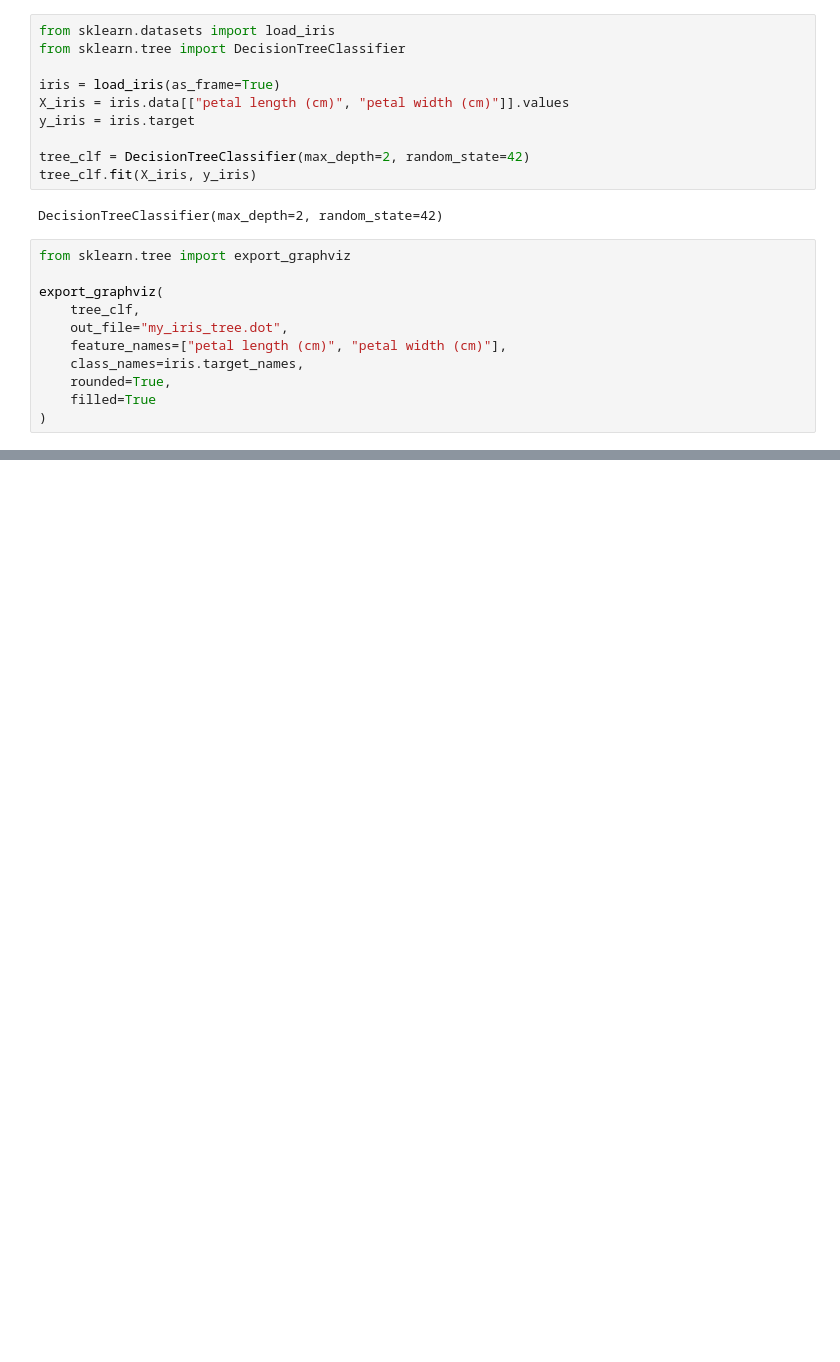
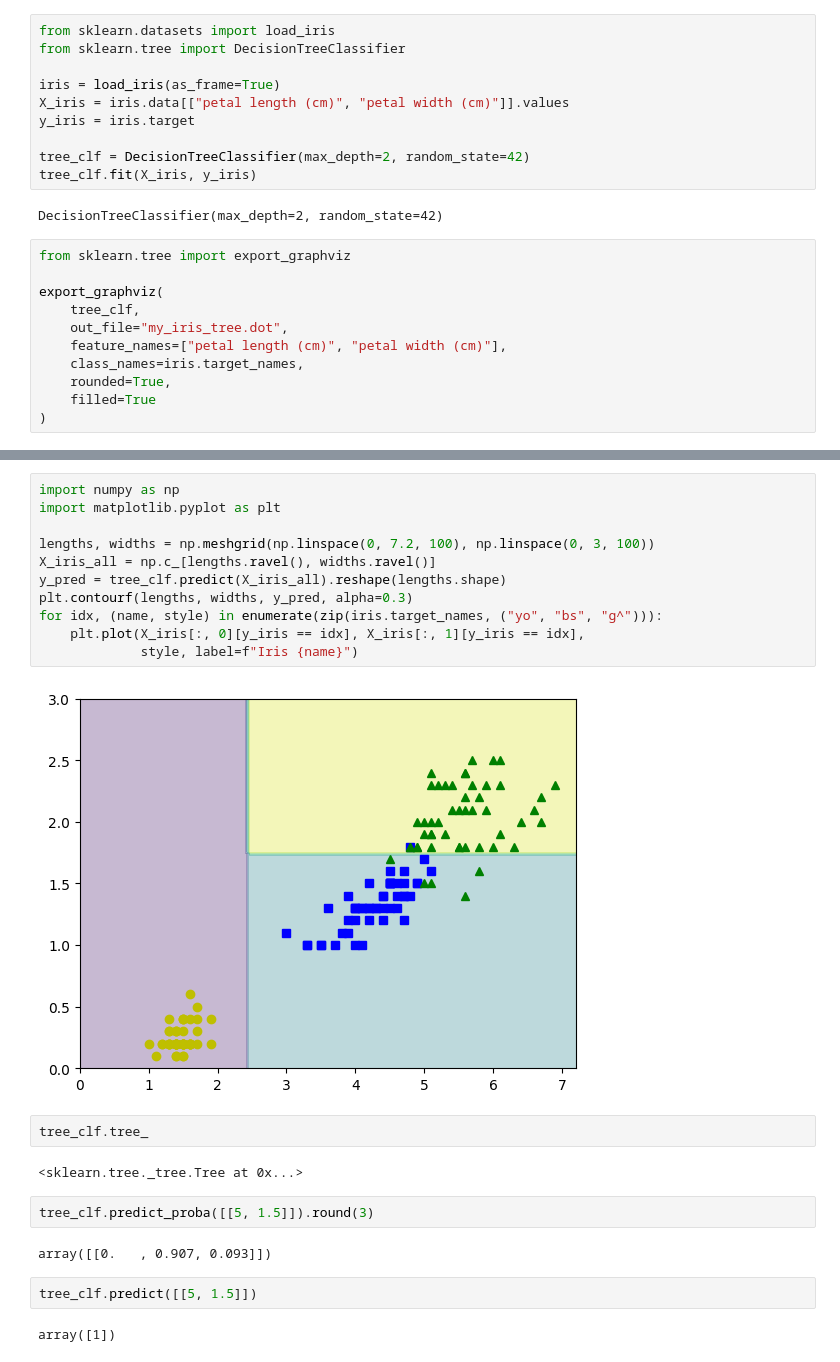
Before and after one commit to Akhileshxprog/Hands-On-Machine-Learning-...By-Aur-lien-G-ron-, a Jupyter notebook: Decision_Tree.ipynb, the cells around one changed output, grey strips where cells are left out. Saved outputs shown, nothing was run; the diff lists cells and outputs as text; blank space fills up the shorter version.

```diff
--- a/Decision_Tree.ipynb
+++ b/Decision_Tree.ipynb
@@ -29,3 +29,28 @@ from graphviz import Source
 Source.from_file("my_iris_tree.dot")
 # %% [output]
 [drawing not drawn]
+# %%
+import numpy as np
+import matplotlib.pyplot as plt
+
+lengths, widths = np.meshgrid(np.linspace(0, 7.2, 100), np.linspace(0, 3, 100))
+X_iris_all = np.c_[lengths.ravel(), widths.ravel()]
+y_pred = tree_clf.predict(X_iris_all).reshape(lengths.shape)
+plt.contourf(lengths, widths, y_pred, alpha=0.3)
+for idx, (name, style) in enumerate(zip(iris.target_names, ("yo", "bs", "g^"))):
+    plt.plot(X_iris[:, 0][y_iris == idx], X_iris[:, 1][y_iris == idx],
+             style, label=f"Iris {name}")
+# %% [output]
+[figure, added]
+# %%
+tree_clf.tree_
+# %% [output]
+<sklearn.tree._tree.Tree at 0x...>
+# %%
+tree_clf.predict_proba([[5, 1.5]]).round(3)
+# %% [output]
+array([[0.   , 0.907, 0.093]])
+# %%
+tree_clf.predict([[5, 1.5]])
+# %% [output]
+array([1])
```
Also changed, not shown: parts of 7 cells of this notebook.
